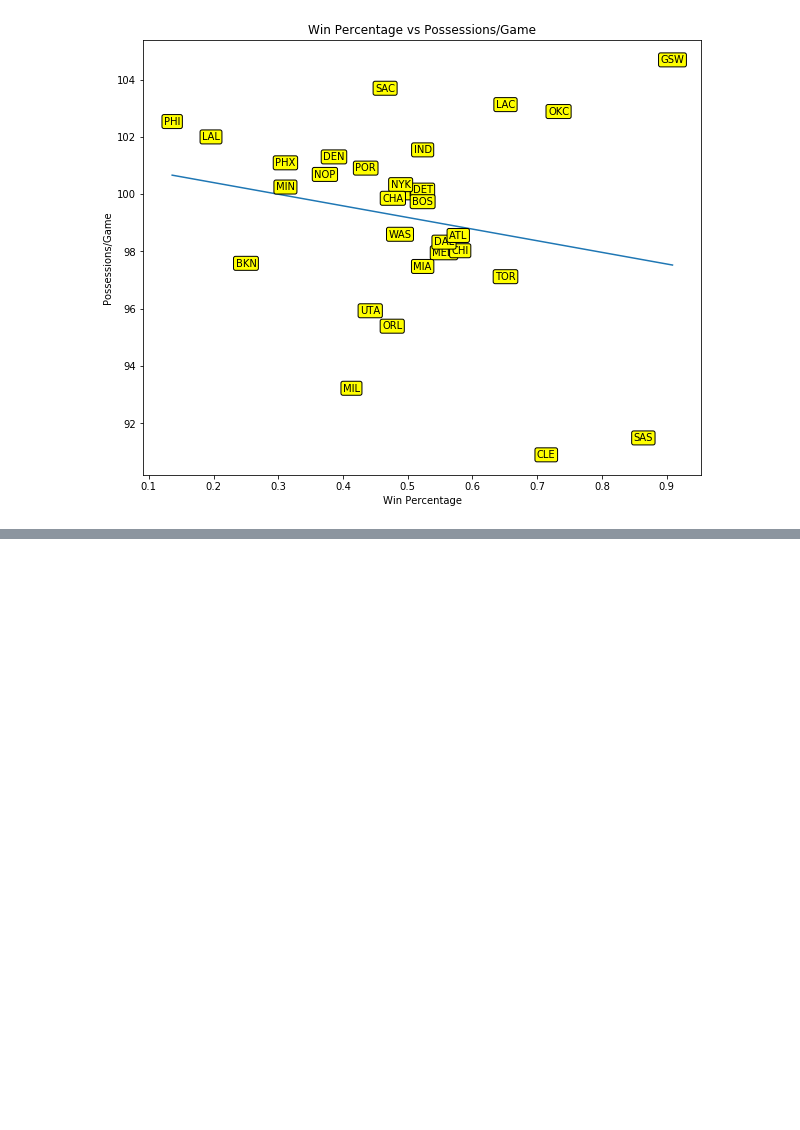
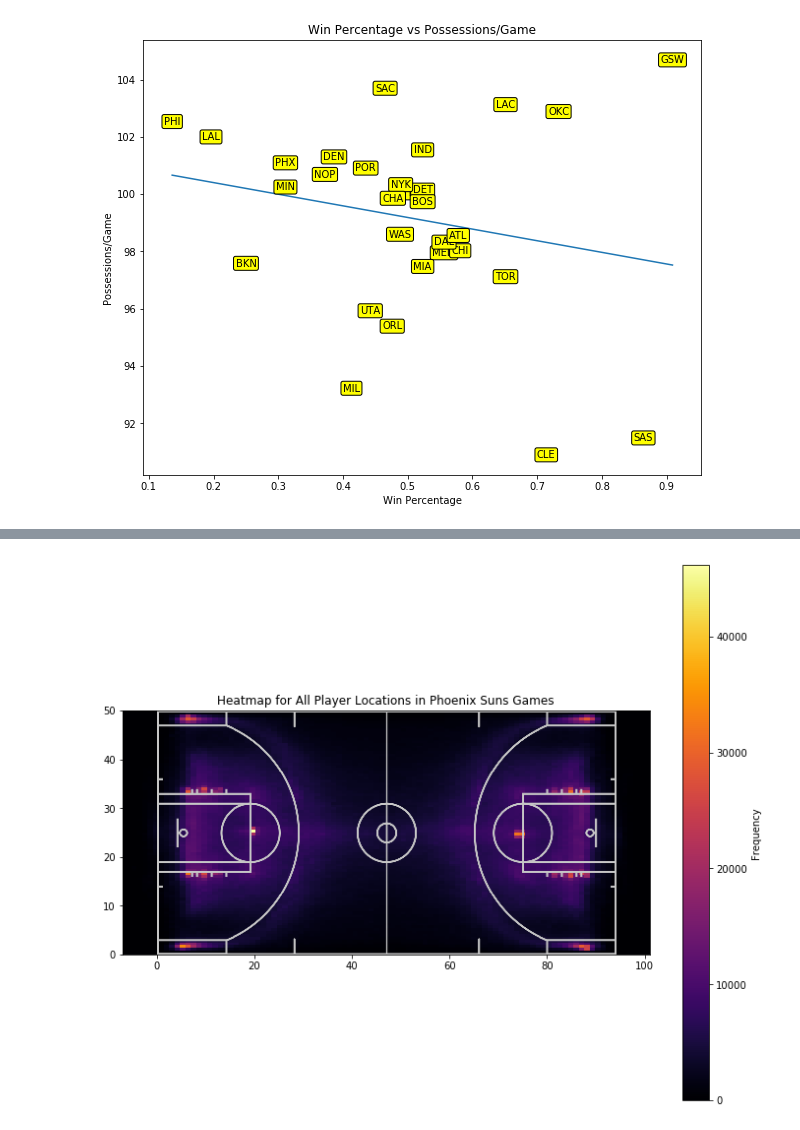
Before and after one commit to jtliao/nba-tracking-data-analysis, a Jupyter notebook: functions.ipynb, the cells around one changed output, grey strips where cells are left out. Cells and saved outputs as stored; diff of their text form; code cells hidden in the pictures; blank space fills up the shorter version.

```diff
--- a/functions.ipynb
+++ b/functions.ipynb
@@ -543,0 +610,17 @@ Correlation Coefficient: -0.210232619375, P-value: 0.264815432582
+# %%
+xs, ys = generate_heatmap("Phoenix Suns", team_specific = False)
+# %%
+court = plt.imread("fullcourt.png")
+fig = plt.figure(figsize=(12, 10))
+ax1 = fig.add_subplot(1,1,1)
+# plt.hexbin(xs, ys, cmap="inferno")
+plt.hist2d(xs, ys, bins=100, cmap="inferno")
+cb = plt.colorbar()
+cb.set_label("Frequency")
+plt.imshow(court, zorder=0, extent=[0,94,50,0])
+plt.xlim([-7, 101])
+plt.ylim([0, 50])
+plt.title("Heatmap for All Player Locations in Phoenix Suns Games")
+plt.show()
+# %% [output]
+[figure, added]
```
Also changed, not shown: parts of 18 cells of this notebook, 5 other files.
